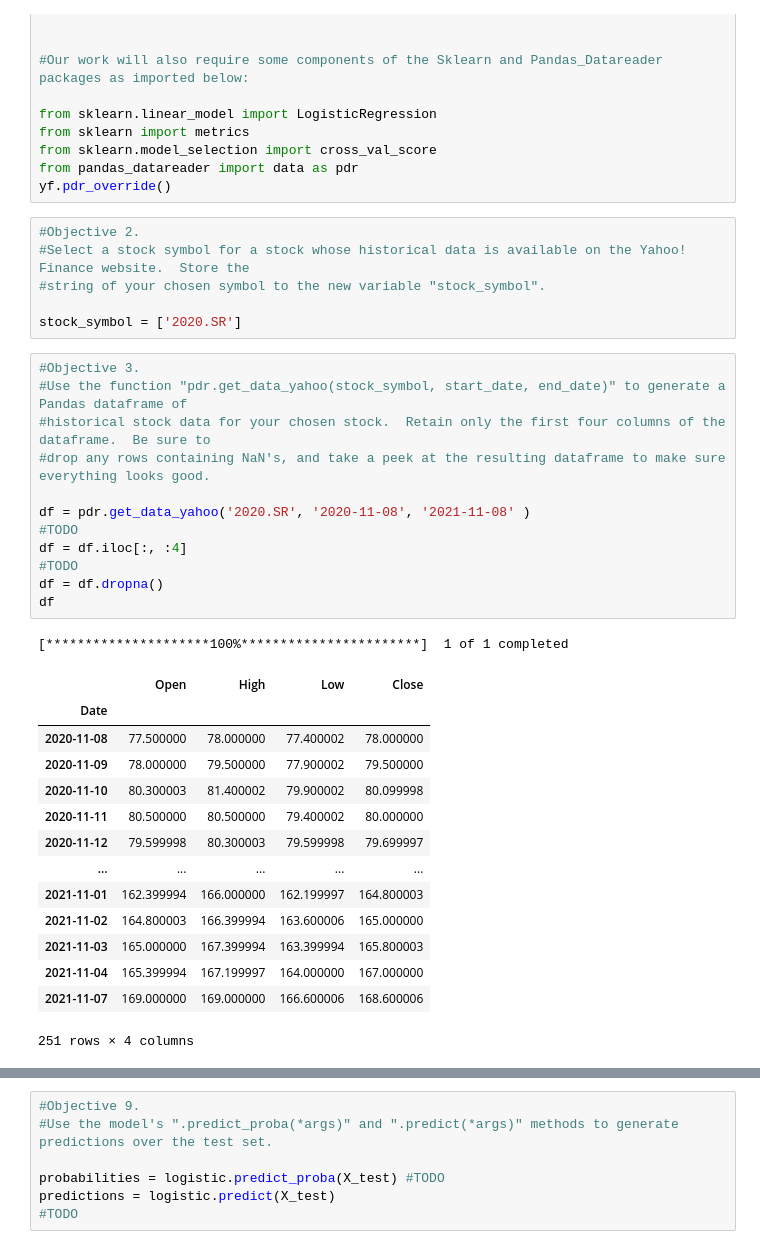
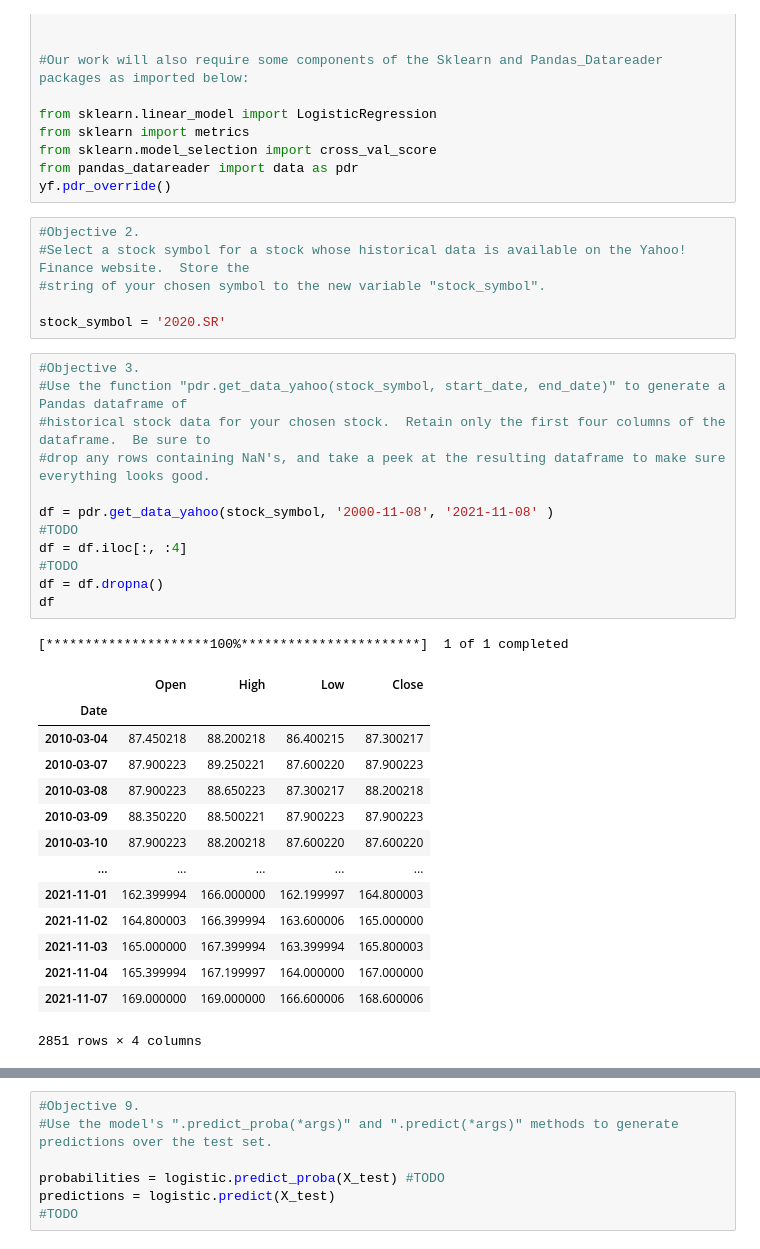
Before and after one commit to Norashafiq/fintech3, a Jupyter notebook: Logistic Regression with Yahoo! Finance API in Python.ipynb, the cells around one changed output, grey strips where cells are left out. Drawn from its saved outputs; the diff is of its cells as text.

```diff
--- a/Logistic Regression with Yahoo! Finance API in Python.ipynb
+++ b/Logistic Regression with Yahoo! Finance API in Python.ipynb
@@ -27,35 +27,35 @@ yf.pdr_override()
 #Select a stock symbol for a stock whose historical data is available on the Yahoo! Finance website.  Store the
 #string of your chosen symbol to the new variable "stock_symbol".
 
-stock_symbol = ['2020.SR']
+stock_symbol = '2020.SR'
 # %%
 #Objective 3.
 #Use the function "pdr.get_data_yahoo(stock_symbol, start_date, end_date)" to generate a Pandas dataframe of
 #historical stock data for your chosen stock.  Retain only the first four columns of the dataframe.  Be sure to
 #drop any rows containing NaN's, and take a peek at the resulting dataframe to make sure everything looks good.
 
-df = pdr.get_data_yahoo('2020.SR', '2020-11-08', '2021-11-08' )
+df = pdr.get_data_yahoo(stock_symbol, '2000-11-08', '2021-11-08' )
 #TODO
 df = df.iloc[:, :4]
 #TODO
 df = df.dropna()
 df
 # %% [output]
 [*********************100%***********************]  1 of 1 completed
 |  | Open | High | Low | Close |
 | Date |  |  |  |  |
-| 2020-11-08 | 77.500000 | 78.000000 | 77.400002 | 78.000000 |
-| 2020-11-09 | 78.000000 | 79.500000 | 77.900002 | 79.500000 |
-| 2020-11-10 | 80.300003 | 81.400002 | 79.900002 | 80.099998 |
-| 2020-11-11 | 80.500000 | 80.500000 | 79.400002 | 80.000000 |
-| 2020-11-12 | 79.599998 | 80.300003 | 79.599998 | 79.699997 |
+| 2010-03-04 | 87.450218 | 88.200218 | 86.400215 | 87.300217 |
+| 2010-03-07 | 87.900223 | 89.250221 | 87.600220 | 87.900223 |
+| 2010-03-08 | 87.900223 | 88.650223 | 87.300217 | 88.200218 |
+| 2010-03-09 | 88.350220 | 88.500221 | 87.900223 | 87.900223 |
+| 2010-03-10 | 87.900223 | 88.200218 | 87.600220 | 87.600220 |
 | ... | ... | ... | ... | ... |
 | 2021-11-01 | 162.399994 | 166.000000 | 162.199997 | 164.800003 |
 | 2021-11-02 | 164.800003 | 166.399994 | 163.600006 | 165.000000 |
 | 2021-11-03 | 165.000000 | 167.399994 | 163.399994 | 165.800003 |
 | 2021-11-04 | 165.399994 | 167.199997 | 164.000000 | 167.000000 |
 | 2021-11-07 | 169.000000 | 169.000000 | 166.600006 | 168.600006 |
-251 rows × 4 columns
+2851 rows × 4 columns
 # %%
 #Objective 4.
 #Use the historical data to define some predictor variables.  Add these variables to the dataframe.  Include, at a
```
Also changed, not shown: parts of 12 cells of this notebook.
